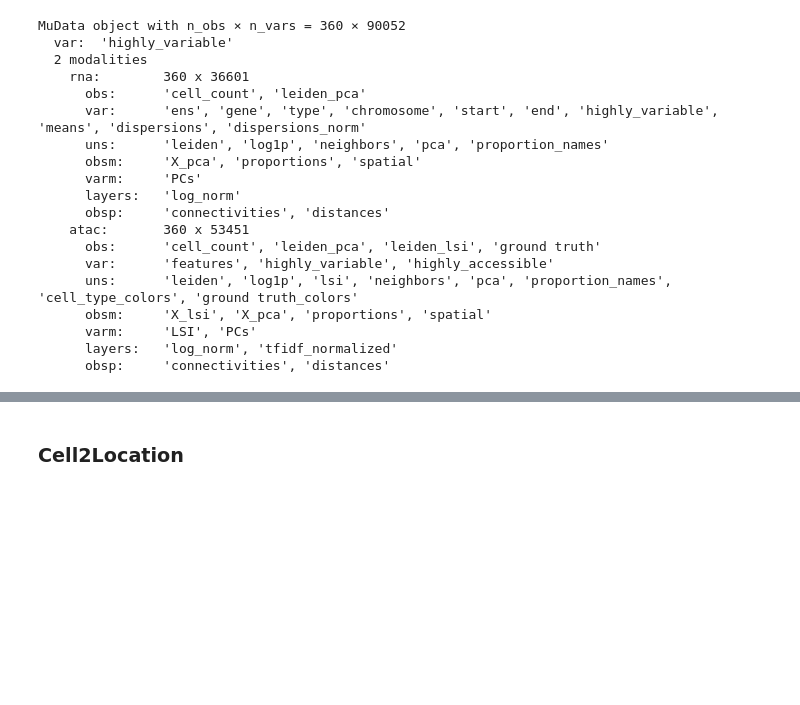
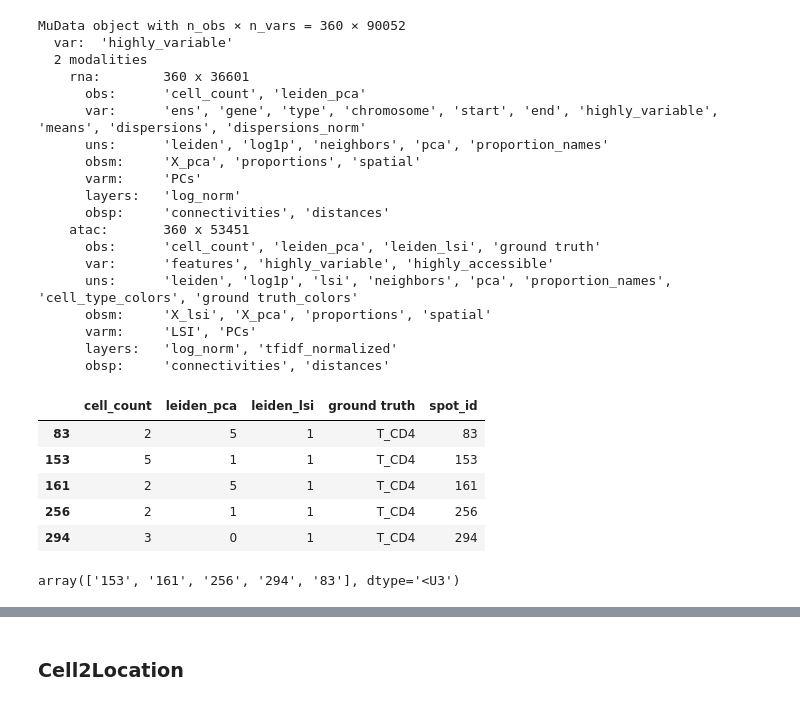
Before and after one commit to theislab/deconvATAC, a Jupyter notebook: notebooks/results/russell_compute_ari_nmi.ipynb, the cells around one changed output, grey strips where cells are left out. Saved outputs shown, nothing was run; the diff lists cells and outputs as text; code cells hidden in the pictures; blank space fills up the shorter version.

```diff
--- a/notebooks/results/russell_compute_ari.ipynb
+++ b/notebooks/results/russell_compute_ari_nmi.ipynb
@@ -68,3 +97,18 @@ MuData object with n_obs × n_vars = 360 × 90052
       varm:     'LSI', 'PCs'
       layers:   'log_norm', 'tfidf_normalized'
       obsp:     'connectivities', 'distances'
+# %%
+russell["atac"].obs["spot_id"] = russell["atac"].obs.index
+cd4_test = russell["atac"].obs.loc[russell["atac"].obs["ground truth"] == "T_CD4"]
+cd4_test
+# %% [output]
+|  | cell_count | leiden_pca | leiden_lsi | ground truth | spot_id |
+| 83 | 2 | 5 | 1 | T_CD4 | 83 |
+| 153 | 5 | 1 | 1 | T_CD4 | 153 |
+| 161 | 2 | 5 | 1 | T_CD4 | 161 |
+| 256 | 2 | 1 | 1 | T_CD4 | 256 |
+| 294 | 3 | 0 | 1 | T_CD4 | 294 |
+# %%
+np.unique(list(russell["atac"].obs.iloc[cd4_test["spot_id"]]["spot_id"]) + list(russell["atac"].obs.iloc[cd4_test["spot_id"]]["spot_id"]))
+# %% [output]
+array(['153', '161', '256', '294', '83'], dtype='<U3')
```
Also changed, not shown: parts of 14 cells of this notebook.
